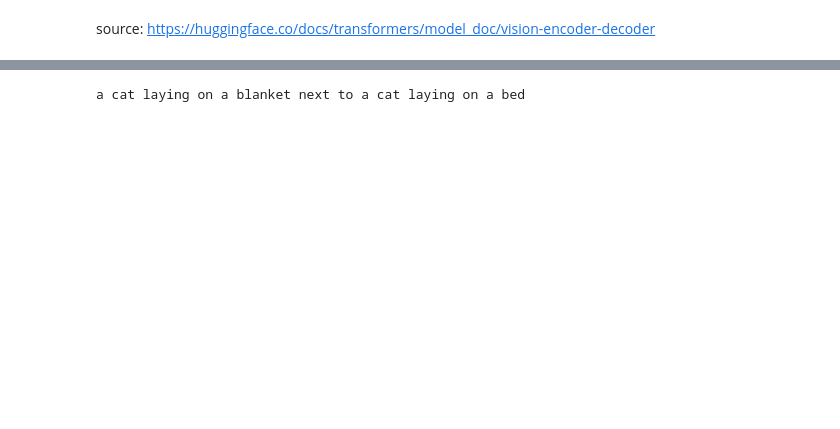
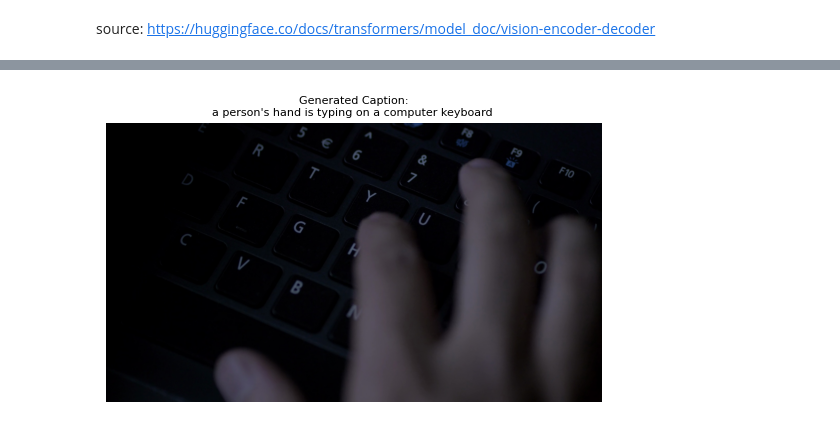
Before and after one commit to ignacioTapia95/moodie-exp, a Jupyter notebook: notebooks/video/VEDM.ipynb, the cells around one changed output, grey strips where cells are left out. Drawn from its saved outputs; the diff is of its cells as text; code cells hidden in the pictures; blank space fills up the shorter version.

```diff
--- a/notebooks/video/VEDM.ipynb
+++ b/notebooks/video/VEDM.ipynb
@@ -13,14 +32,18 @@ image_processor = ViTImageProcessor.from_pretrained("nlpconnect/vit-gpt2-image-c
 # %%
 # let's perform inference on an image
-url = "http://images.cocodataset.org/val2017/000000039769.jpg"
-image = Image.open(requests.get(url, stream=True).raw)
+path = "../../data/processed/image/tt4652838/tt4652838-Scene-456-02.jpg"
+image = Image.open(path)
 pixel_values = image_processor(image, return_tensors="pt").pixel_values
 
 # autoregressively generate caption (uses greedy decoding by default)
 generated_ids = model.generate(pixel_values)
 generated_text = tokenizer.batch_decode(generated_ids, skip_special_tokens=True)[0]
-print(generated_text)
+# Mostrar la imagen y el subtítulo generado
+plt.imshow(image)
+plt.axis("off")
+plt.title(f"Generated Caption:\n{generated_text}", fontsize=8)
+plt.show()
 # %% [output]
-a cat laying on a blanket next to a cat laying on a bed
+[figure, added]
 # %%
 # let's perform inference on an image
```
Also changed, not shown: parts of 3 cells of this notebook, 2 other files.
